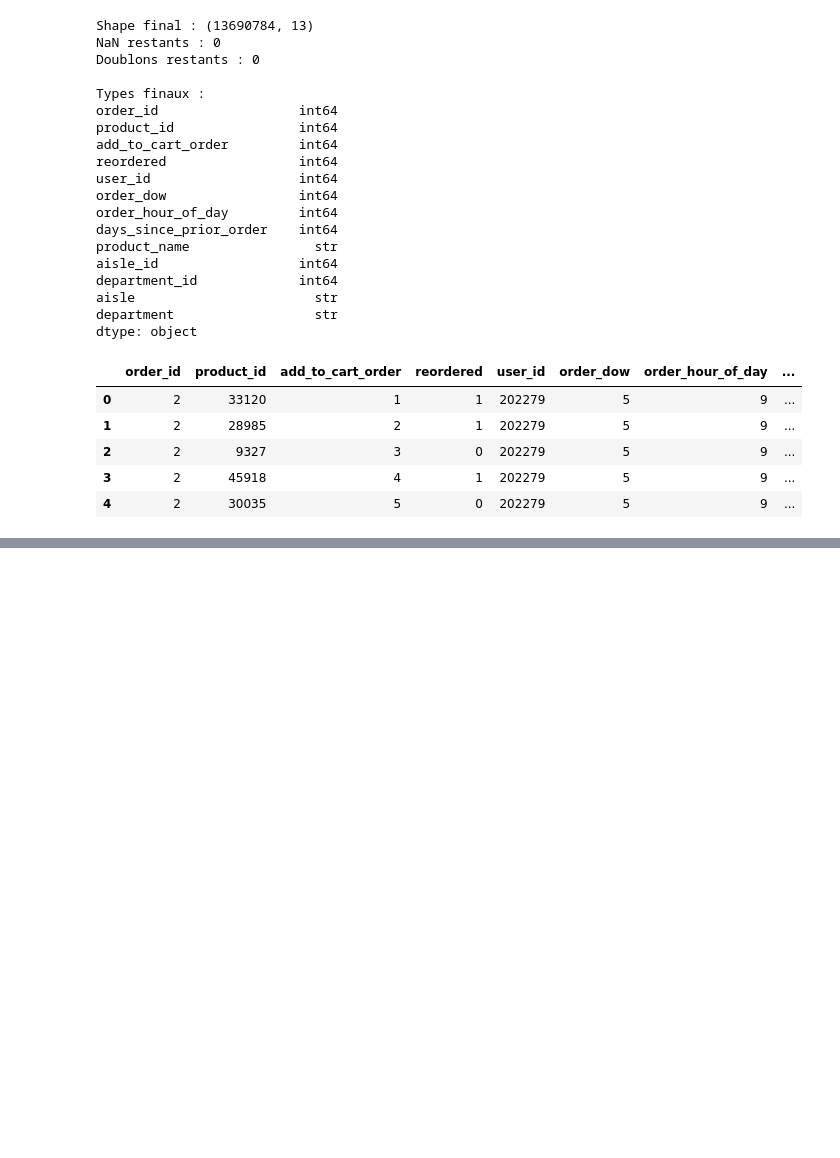
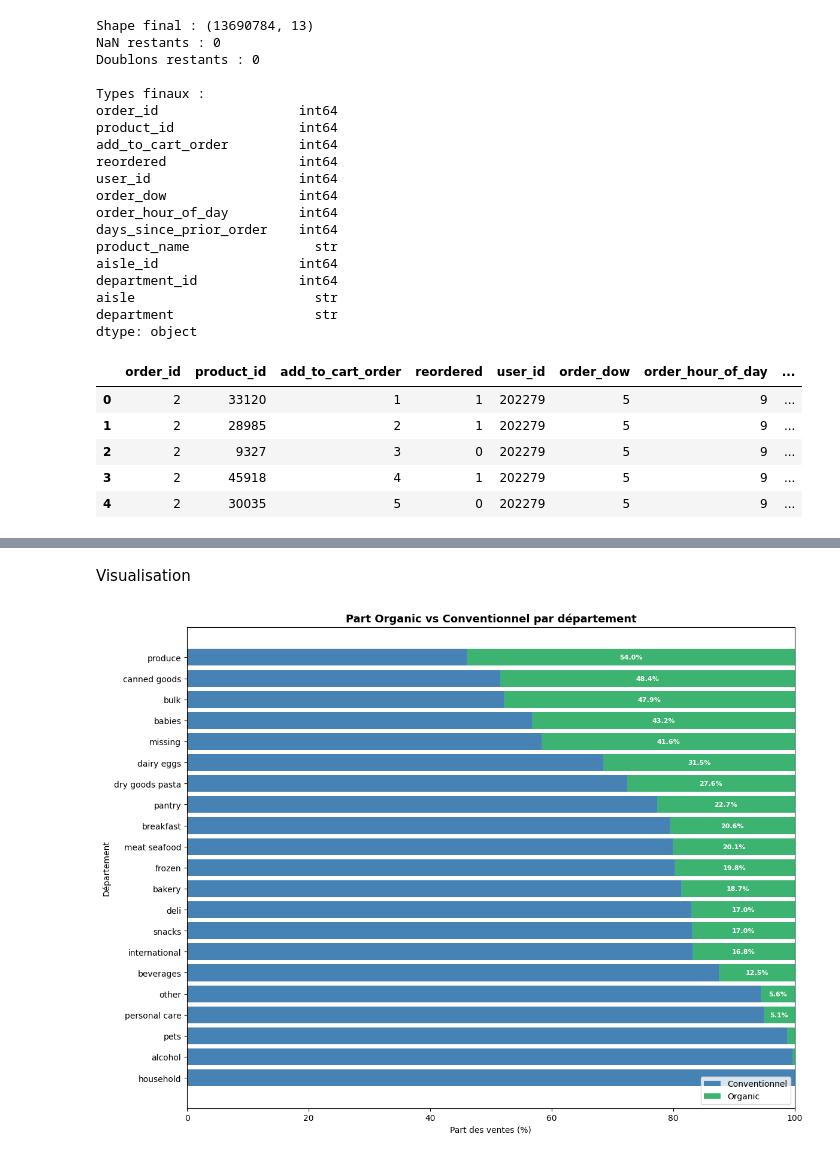
Before and after one commit to MeghCH/NextBuy, a Jupyter notebook: notebook_backup.ipynb, the cells around one changed output, grey strips where cells are left out. Saved outputs shown, nothing was run; the diff lists cells and outputs as text; code cells hidden in the pictures; blank space fills up the shorter version.

```diff
--- a/notebook_backup.ipynb
+++ b/notebook_backup.ipynb
@@ -257,0 +473,46 @@ dtype: object
+# %% [markdown]
+Visualisation
+# %%
+#Barplot
+pivot = organic_dept.pivot_table(
+    index="department",
+    columns="label",
+    values="pct",
+    fill_value=0
+).sort_values("Organic", ascending=True)
+
+fig, ax = plt.subplots(figsize=(12, 9))
+
+bars_conv = ax.barh(
+    pivot.index,
+    pivot["Conventionnel"],
+    color="steelblue",
+    label="Conventionnel"
+)
+bars_org = ax.barh(
+    pivot.index,
+    pivot["Organic"],
+    left=pivot["Conventionnel"],
+    color="mediumseagreen",
+    label="Organic"
+)
+
+# Ajouter les % sur les barres Organic
+for i, (org_val, conv_val) in enumerate(zip(pivot["Organic"], pivot["Conventionnel"])):
+    if org_val > 5:
+        ax.text(
+            conv_val + org_val / 2, i,
+            f"{org_val:.1f}%",
+            va="center", ha="center",
+            fontsize=8, color="white", fontweight="bold"
+        )
+
+ax.set_title("Part Organic vs Conventionnel par département", fontsize=13, fontweight="bold")
+ax.set_xlabel("Part des ventes (%)")
+ax.set_ylabel("Département")
+ax.legend(loc="lower right")
+ax.set_xlim(0, 100)
+plt.tight_layout()
+plt.show()
+# %% [output]
+[figure, added]
```
Also changed, not shown: parts of 59 cells of this notebook.
